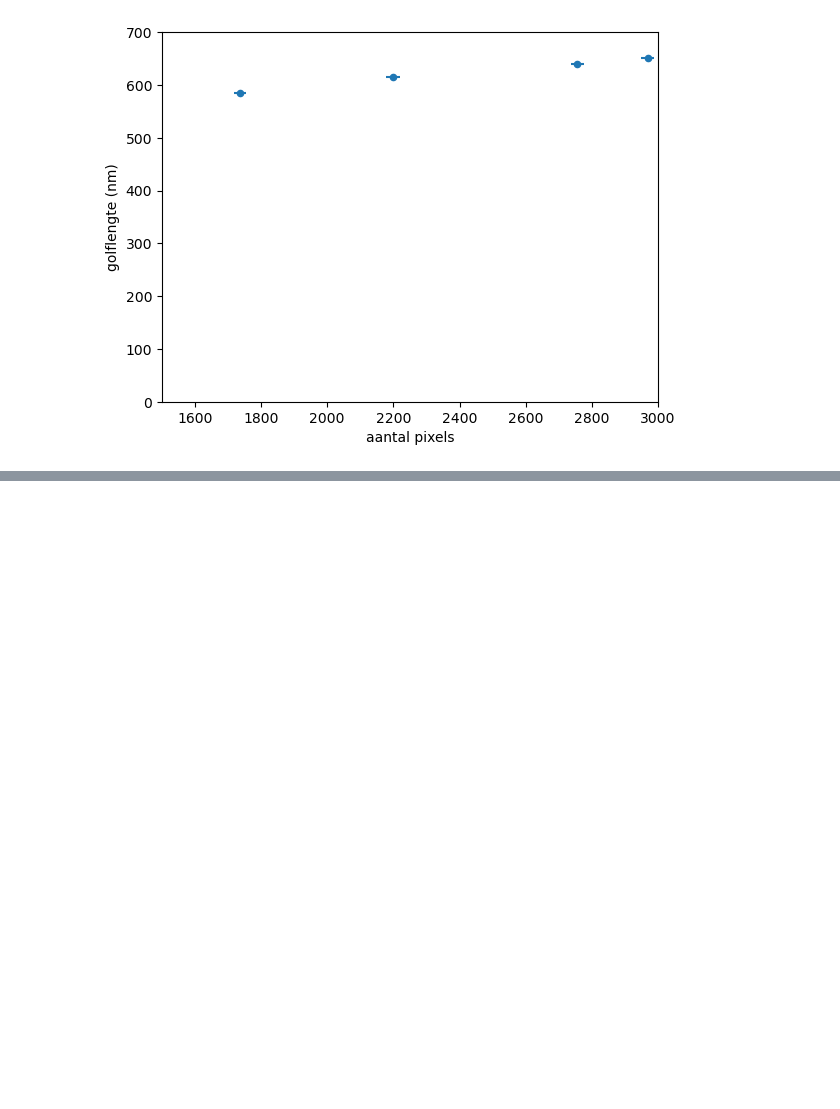
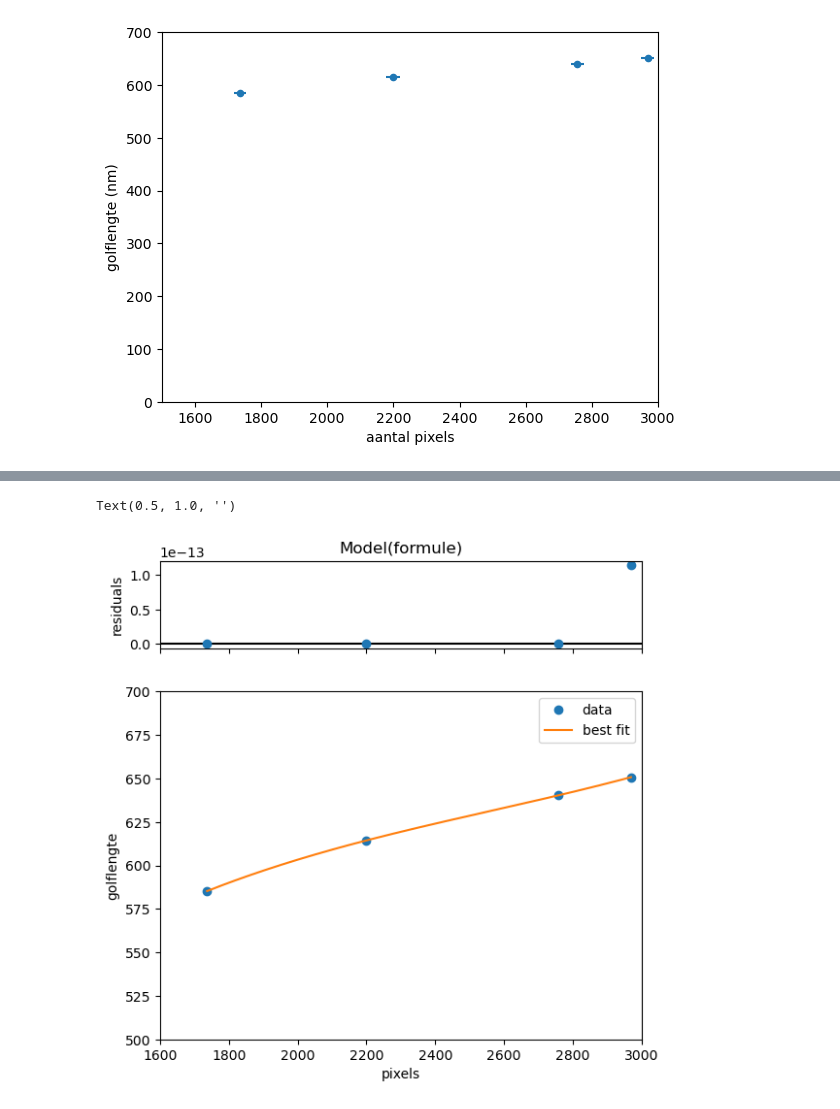
Before and after one commit to Emilszeg/Ion-traps-Project, a Jupyter notebook: Introductie programma/calibration_formula.ipynb, the cells around one changed output, grey strips where cells are left out. Drawn from its saved outputs; the diff is of its cells as text; code cells hidden in the pictures; blank space fills up the shorter version.

```diff
--- a/Introductie programma/calibration_formula.ipynb
+++ b/Introductie programma/calibration_formula.ipynb
@@ -45,3 +67,3 @@ def formule(S,p,A_1,A_2,A_3):
 curve_model= models.Model(formule)
 # %%
-fit_reuslt=curve_model.fit(lamda_p,p=p,weights=p_weight, S=230,A_1=0.4,A_2=0.001,A_3=0.00000001)
+fit_result=curve_model.fit(df['lamda_p'],p=df['p'], S=230,A_1=0.4,A_2=0.0001,A_3=0.000000001)
@@ -49,0 +113,17 @@ TypeError: '>' not supported between instances of 'list' and 'float'
+# %%
+# plot fit including residuals
+fit_result.plot(numpoints=1000)
+
+# Set axis labels
+plt.xlabel('pixels')
+plt.ylabel('golflengte')
+
+# Set axis view limits
+plt.xlim(1600, 3000)
+plt.ylim(500, 700)
+
+# Remove title
+plt.title(None)
+# %% [output]
+Text(0.5, 1.0, '')
+[figure, added]
```
Also changed, not shown: parts of 10 cells of this notebook.
